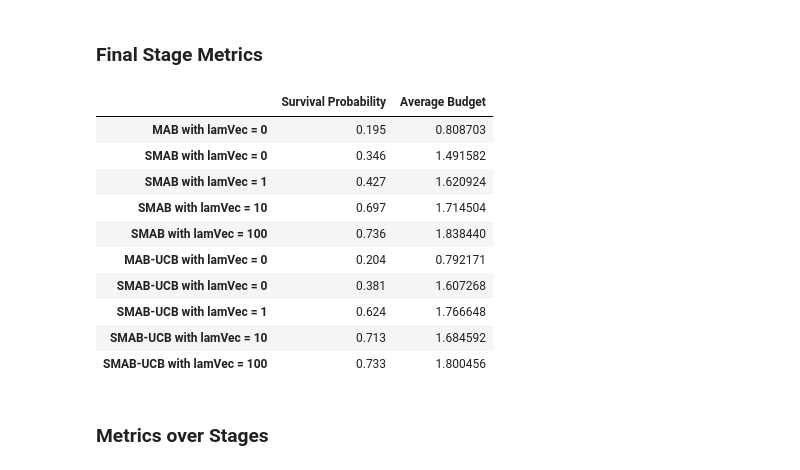
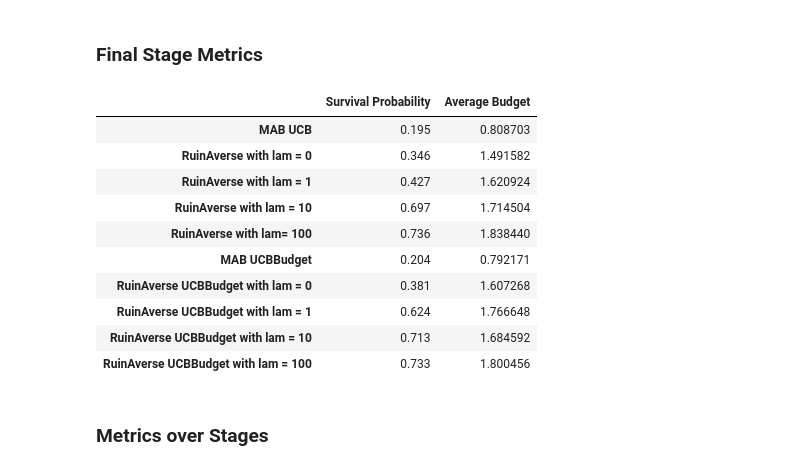
Before and after one commit to pverout/SMABbandit, a Jupyter notebook: UCB Bandit 2.3.ipynb, the cells around one changed output. Saved outputs shown, nothing was run; the diff lists cells and outputs as text; code cells hidden in the pictures.

Commit message:
1000 iters with descritpion mods

```diff
--- a/UCB Bandit 2.3.ipynb
+++ b/UCB Bandit 2.3.ipynb
@@ -199,19 +199,19 @@ for j in range(10):
 # %% [markdown]
 ### Final Stage Metrics
 # %%
-pd.DataFrame(np.transpose(np.array([survivalProb,averageBudget])),descList,columns = ["Survival Probability", "Average Budget"])
+pd.DataFrame(np.transpose(np.array([survivalProb,averageBudget])),descrList,columns = ["Survival Probability", "Average Budget"])
 # %% [output]
 |  | Survival Probability | Average Budget |
-| MAB with lamVec = 0 | 0.195 | 0.808703 |
-| SMAB with lamVec = 0 | 0.346 | 1.491582 |
-| SMAB with lamVec = 1 | 0.427 | 1.620924 |
-| SMAB with lamVec = 10 | 0.697 | 1.714504 |
-| SMAB with lamVec = 100 | 0.736 | 1.838440 |
-| MAB-UCB with lamVec = 0 | 0.204 | 0.792171 |
-| SMAB-UCB with lamVec = 0 | 0.381 | 1.607268 |
-| SMAB-UCB with lamVec = 1 | 0.624 | 1.766648 |
-| SMAB-UCB with lamVec = 10 | 0.713 | 1.684592 |
-| SMAB-UCB with lamVec = 100 | 0.733 | 1.800456 |
+| MAB UCB | 0.195 | 0.808703 |
+| RuinAverse with lam = 0 | 0.346 | 1.491582 |
+| RuinAverse with lam = 1 | 0.427 | 1.620924 |
+| RuinAverse with lam = 10 | 0.697 | 1.714504 |
+| RuinAverse with lam= 100 | 0.736 | 1.838440 |
+| MAB UCBBudget | 0.204 | 0.792171 |
+| RuinAverse UCBBudget with lam = 0 | 0.381 | 1.607268 |
+| RuinAverse UCBBudget with lam = 1 | 0.624 | 1.766648 |
+| RuinAverse UCBBudget with lam = 10 | 0.713 | 1.684592 |
+| RuinAverse UCBBudget with lam = 100 | 0.733 | 1.800456 |
 # %%
 survList = [0]*10
 for j in range(10):
```
